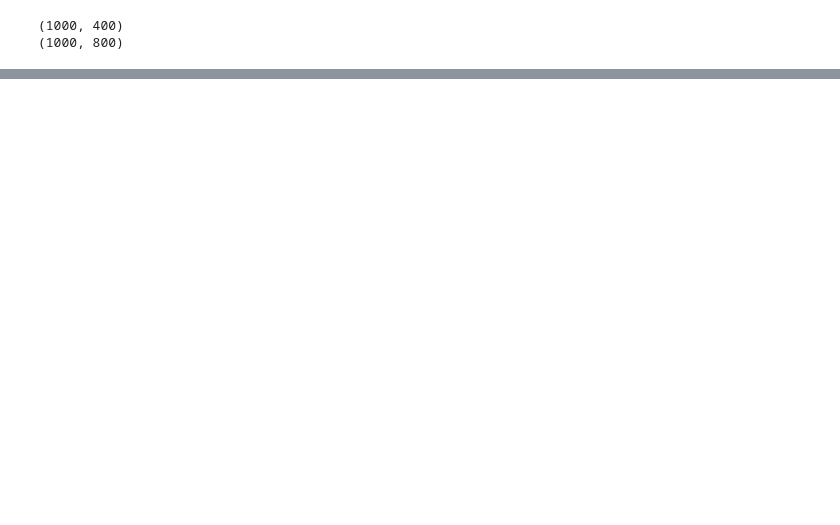
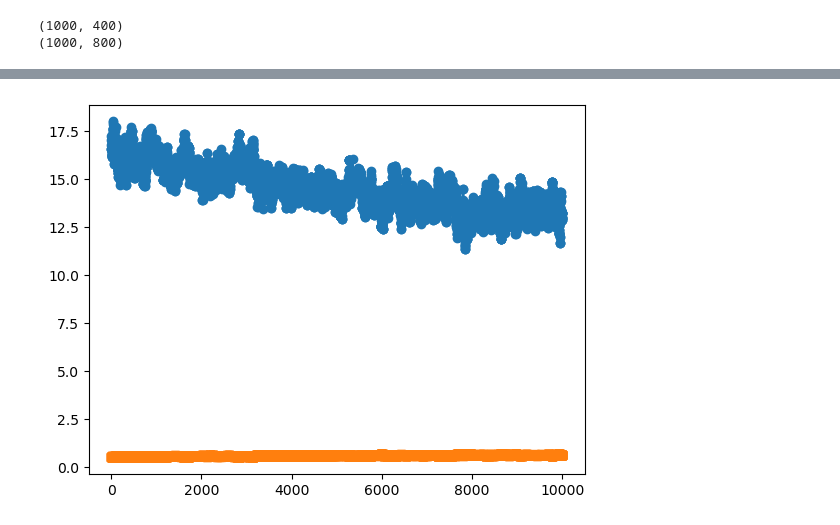
Before and after one commit to RohithM25/Wire-Cutting-Model-Training, a Jupyter notebook: main.ipynb, the cells around one changed output, grey strips where cells are left out. Saved outputs shown, nothing was run; the diff lists cells and outputs as text; code cells hidden in the pictures; blank space fills up the shorter version.

Commit message:
plots

```diff
--- a/main.ipynb
+++ b/main.ipynb
@@ -89,10 +87,10 @@ dgrm.showDiagram()
 # %%
-np.random.seed(42)
+# np.random.seed(42)
 def SGD(w, x, y, alpha):
     # compute estimated output y'
     y_prime = sigmoid(float(np.dot(x,w)))
     # compute Loss of y' compared to y where y is the actual/correct output
-    cur_loss = loss(y, y_prime) #+ (1e-10 * np.sum(np.abs(w))) # l2 reg can be changed for the model
+    cur_loss = loss(y, y_prime) + (1e-10 * np.sum(np.abs(w))) # l2 reg can be changed for the model
     # SGD with new weights = old weights - alpha (sig(w * x) - y)xi)
     w -= alpha * (y_prime - y) * x
     return cur_loss
@@ -104,6 +102,15 @@ def avg_loss(data, w, labels):
     losses = [loss(sigmoid(np.dot(x, w)), y) for x, y in zip(data, labels[:, 0])]
     return np.average(losses)
 
+def accuracy(data, labels, weights):
+    outs = np.dot(data, weights)
+    binary = (outs >= 0.5).astype(int)
+
+    samples = data.shape[0]
+    correct = sum(binary == labels[:,0])
+    return correct/samples
+
+
 def loss(actual_y, y_prime):
     epsilon = 1e-15
     return -actual_y * np.log(y_prime+epsilon) - (1-actual_y) * np.log(1-y_prime+epsilon)
@@ -119,13 +126,16 @@ def feed_forward(data,labels, num_iters = 10000):
     data = np.column_stack([data, np.ones(data.shape[0])]) # Adding in a bias term
     samples,features = data.shape
     w = np.random.rand(features)*2 - np.ones(shape=features) #[0,1] -> [-100,100]
+    loss_coords, accuracy_coords = [], []
     for i in range(num_iters):
         index = np.random.randint(0, 1000)
         x = data[index]
         y = labels[index][0]
         loss = SGD(w, x, y, alpha=0.01)
+        loss_coords.append(avg_loss(data,w,labels))
+        accuracy_coords.append(accuracy(data,labels,w))
 
     print(f'Average Loss: {avg_loss(data,w,labels)}, Accuracy on testing set: {accuracy(data, labels, w)}')
-    return w
+    return (loss_coords, accuracy_coords)
 
-feed_forward(data,labels)
+# _, _ = feed_forward(data,labels)
@@ -190,3 +173,3 @@ True
 # %%
-%%timeit
-means = compute_neighborhood_mean2(data[0], 3)
+# %%timeit
+# means = compute_neighborhood_mean2(data[0], 3)
@@ -249,0 +198,7 @@ def accuracy(data, labels, weights):
+# %%
+loss_coords, accuracy_coords = feed_forward(new3, labels, num_iters=10000)
+x_vals = list(range(0,10000,1))
+plt.plot(x_vals, loss_coords, label='Loss', marker='o')
+plt.plot(x_vals, accuracy_coords, label='Accuracy', marker='s')
+plt.show()
+# %% [output]
@@ -249,0 +206 @@ def accuracy(data, labels, weights):
+[figure, added]
```
Also changed, not shown: parts of 13 cells of this notebook, 1 other file.
